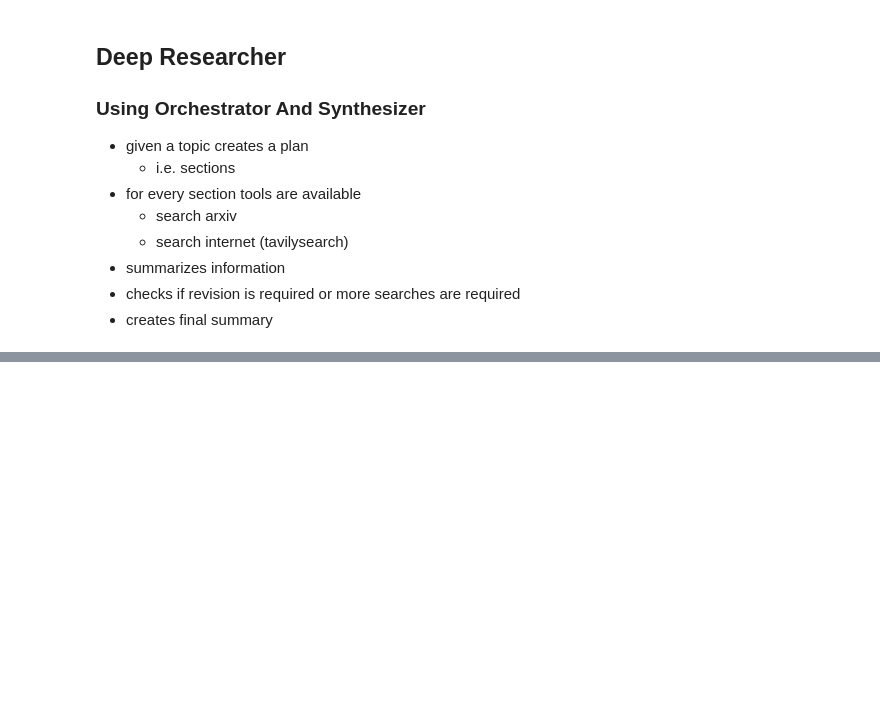
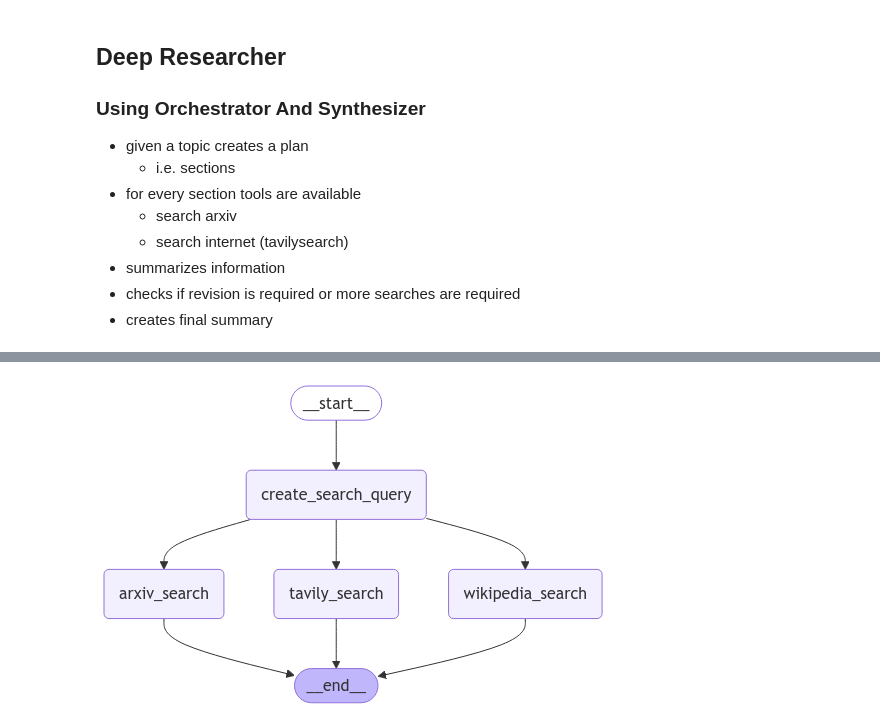
Before and after one commit to kuldeep7688/ai_agent_experiments, a Jupyter notebook: langgraph_agents/deep_researcher.ipynb, the cells around one changed output, grey strips where cells are left out. Cells and saved outputs as stored; diff of their text form; code cells hidden in the pictures; blank space fills up the shorter version.

Commit message:
deep researcher initial commit

```diff
--- a/langgraph_agents/deep_researcher.ipynb
+++ b/langgraph_agents/deep_researcher.ipynb
@@ -97,0 +120,19 @@ class State(TypedDict):
+# %%
+def preprocess_long_text(text):
+    """Preprocess long text by removing newlines and tabs."""
+    # Remove newlines and tabs
+    text = re.sub(r'[\n\t]+', ' ', text)
+
+    # Truncate to 1000 characters
+    if len(text) > 1000:
+        text = text[:1000]
+
+    return text
+# %%
+class SearchGraphState(TypedDict):
+    """State for the Research Worker agent."""
+    topic: str
+    of_section: str
+    search_query: str
+    current_section: str
+    search_results: Annotated[list, operator.add]
@@ -97,0 +197,27 @@ class State(TypedDict):
+# %%
+search_graph_builder = StateGraph(SearchGraphState)
+search_graph_builder.add_node("create_search_query", create_search_query)
+search_graph_builder.add_node("tavily_search", tavily_search)
+search_graph_builder.add_node("arxiv_search", arxiv_search)
+search_graph_builder.add_node("wikipedia_search", wikipedia_search)
+
+search_graph_builder.add_edge(
+    START, "create_search_query"
+)
+
+search_graph_builder.add_edge(
+    "create_search_query", "tavily_search"
+)
+search_graph_builder.add_edge(
+    "create_search_query", "arxiv_search"
+)
+search_graph_builder.add_edge(
+    "create_search_query", "wikipedia_search"
+)
+search_graph_builder.add_edge(
+    ["tavily_search", "arxiv_search", "wikipedia_search"], END
+)
+search_graph = search_graph_builder.compile()
+display(Image(search_graph.get_graph().draw_mermaid_png()))
+# %% [output]
+[figure, added]
```
Also changed, not shown: parts of 18 cells of this notebook, 1 other file.
